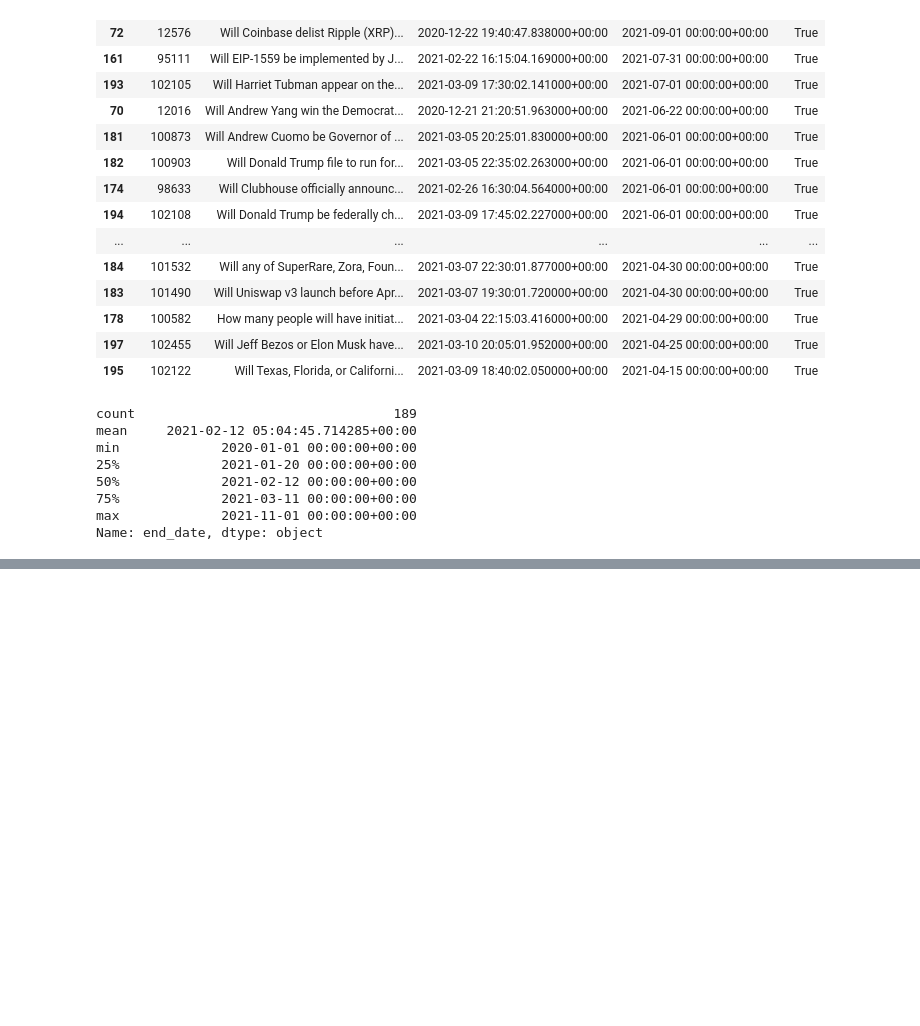
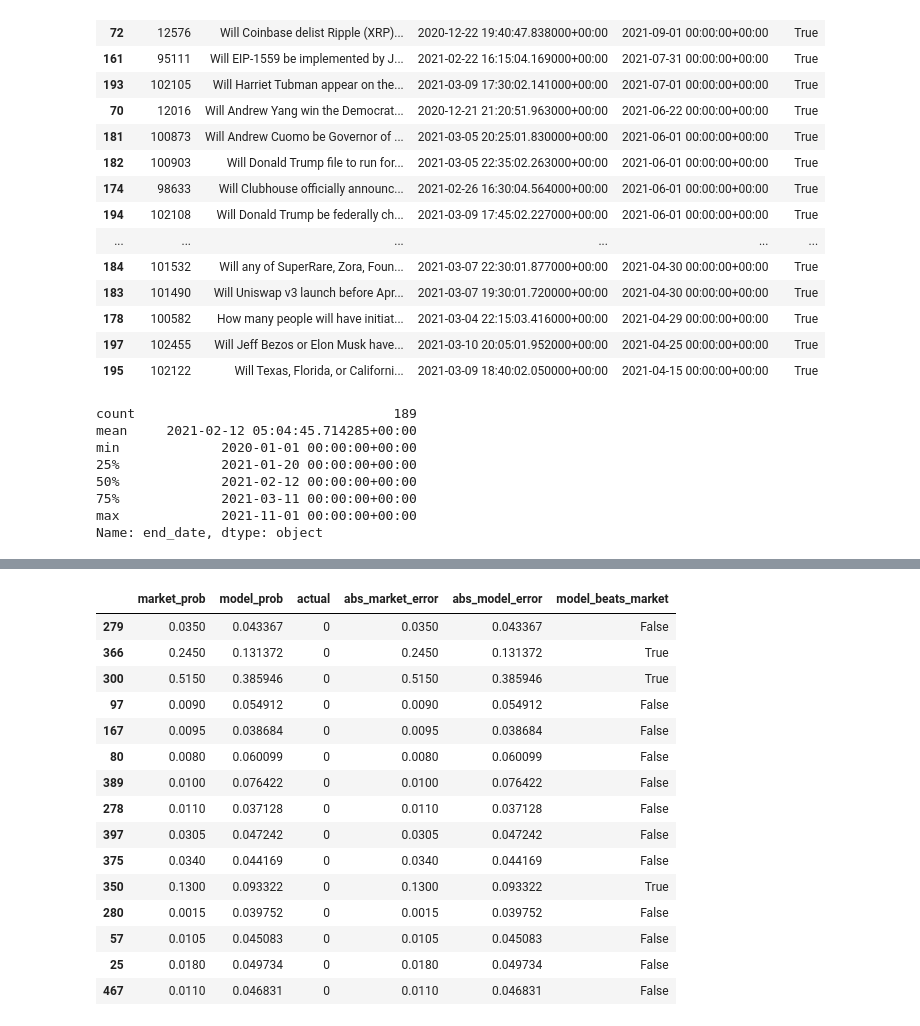
Before and after one commit to JWLZGG/prediction-markets-phase1, a Jupyter notebook: Untitled2.ipynb, the cells around one changed output, grey strips where cells are left out. Cells and saved outputs as stored; diff of their text form; code cells hidden in the pictures; blank space fills up the shorter version.

```diff
--- a/Untitled2.ipynb
+++ b/Untitled2.ipynb
@@ -199,0 +1078,34 @@ Name: end_date, dtype: object
+# %%
+results_mid = X_test_mid.copy()
+results_mid["actual"] = y_test_mid.values
+results_mid["market_prob"] = X_test_mid["market_implied_prob"].values
+results_mid["model_prob"] = y_prob_mid
+results_mid["abs_model_error"] = (results_mid["model_prob"] - results_mid["actual"]).abs()
+results_mid["abs_market_error"] = (results_mid["market_prob"] - results_mid["actual"]).abs()
+results_mid["model_beats_market"] = results_mid["abs_model_error"] < results_mid["abs_market_error"]
+
+results_mid[[
+    "market_prob",
+    "model_prob",
+    "actual",
+    "abs_market_error",
+    "abs_model_error",
+    "model_beats_market",
+]].head(15)
+# %% [output]
+|  | market_prob | model_prob | actual | abs_market_error | abs_model_error | model_beats_market |
+| 279 | 0.0350 | 0.043367 | 0 | 0.0350 | 0.043367 | False |
+| 366 | 0.2450 | 0.131372 | 0 | 0.2450 | 0.131372 | True |
+| 300 | 0.5150 | 0.385946 | 0 | 0.5150 | 0.385946 | True |
+| 97 | 0.0090 | 0.054912 | 0 | 0.0090 | 0.054912 | False |
+| 167 | 0.0095 | 0.038684 | 0 | 0.0095 | 0.038684 | False |
+| 80 | 0.0080 | 0.060099 | 0 | 0.0080 | 0.060099 | False |
+| 389 | 0.0100 | 0.076422 | 0 | 0.0100 | 0.076422 | False |
+| 278 | 0.0110 | 0.037128 | 0 | 0.0110 | 0.037128 | False |
+| 397 | 0.0305 | 0.047242 | 0 | 0.0305 | 0.047242 | False |
+| 375 | 0.0340 | 0.044169 | 0 | 0.0340 | 0.044169 | False |
+| 350 | 0.1300 | 0.093322 | 0 | 0.1300 | 0.093322 | True |
+| 280 | 0.0015 | 0.039752 | 0 | 0.0015 | 0.039752 | False |
+| 57 | 0.0105 | 0.045083 | 0 | 0.0105 | 0.045083 | False |
+| 25 | 0.0180 | 0.049734 | 0 | 0.0180 | 0.049734 | False |
+| 467 | 0.0110 | 0.046831 | 0 | 0.0110 | 0.046831 | False |
```
Also changed, not shown: parts of 56 cells of this notebook, 2 other files.
